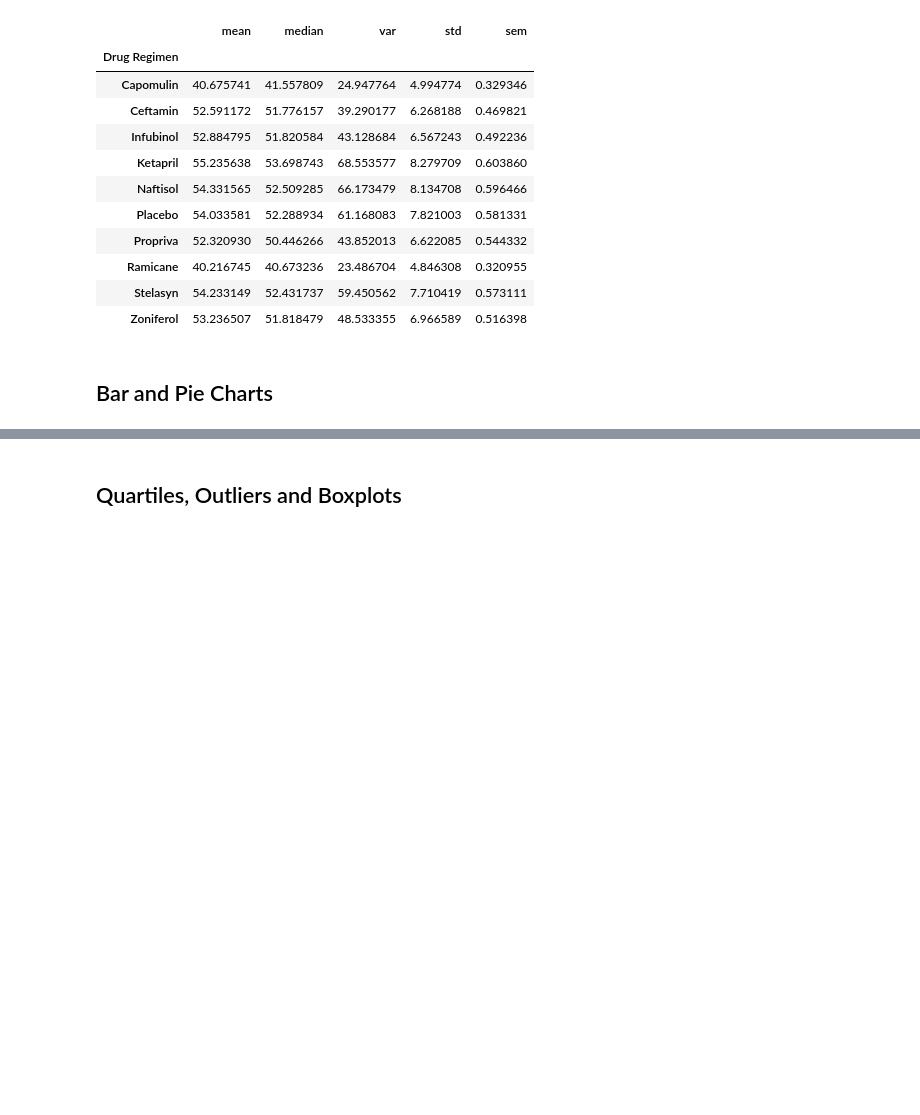
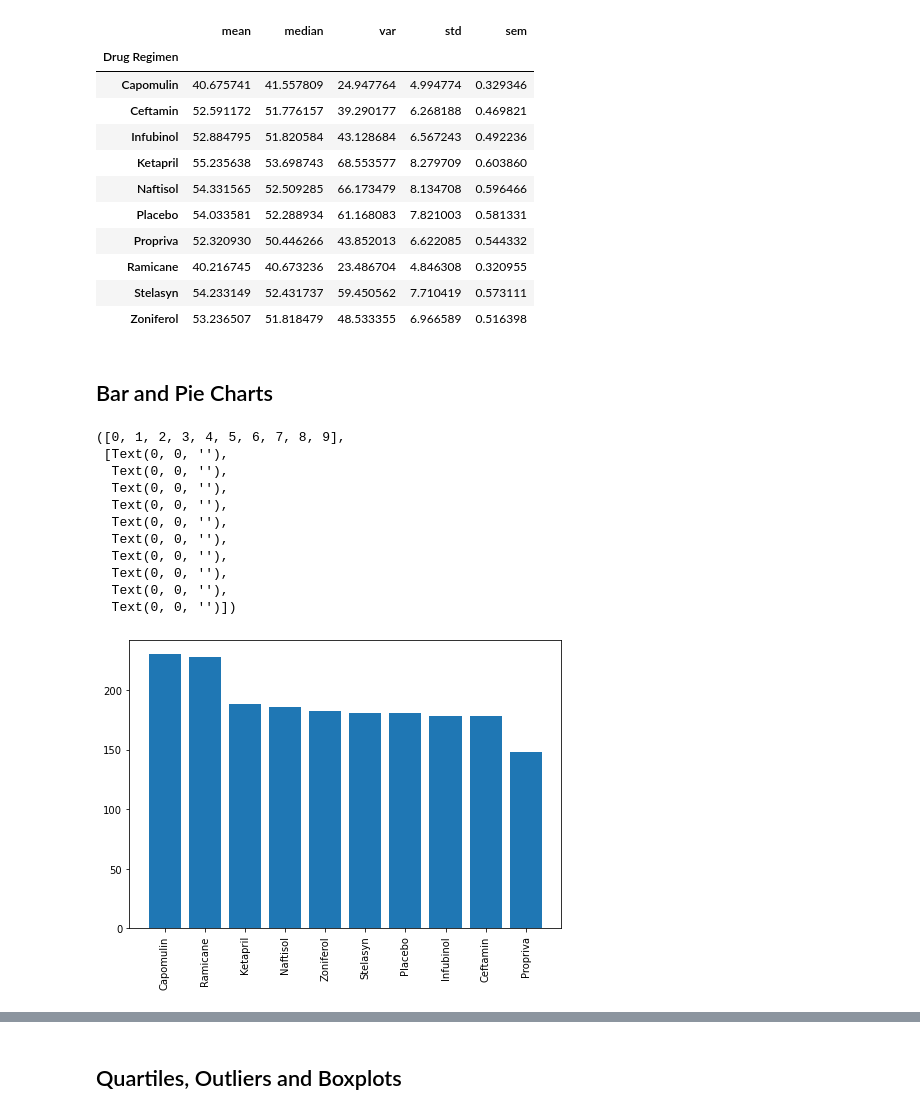
Before and after one commit to nguye453/matplotlib-challenge, a Jupyter notebook: Pymaceuticals/pymaceuticals_starter.ipynb, the cells around one changed output, grey strips where cells are left out. Saved outputs shown, nothing was run; the diff lists cells and outputs as text; code cells hidden in the pictures; blank space fills up the shorter version.

```diff
--- a/Pymaceuticals/pymaceuticals_starter.ipynb
+++ b/Pymaceuticals/pymaceuticals_starter.ipynb
@@ -108,4 +123,24 @@ Tumor Volume (mm3) Statistics by Drug Regimen
 | Zoniferol | 53.236507 | 51.818479 | 48.533355 | 6.966589 | 0.516398 |
 # %% [markdown]
 ## Bar and Pie Charts
+# %%
+# Generate a bar plot showing the total number of measurements taken on each drug regimen using pandas.
+measurement_count = cleaned_mouse_data_df['Drug Regimen'].value_counts()
+fig = plt.figure()
+ax = fig.add_axes([0,0,1,1])
+ax.bar(measurement_count.index,measurement_count.values)
+plt.xticks(rotation=90)
+# %% [output]
+([0, 1, 2, 3, 4, 5, 6, 7, 8, 9],
+ [Text(0, 0, ''),
+  Text(0, 0, ''),
+  Text(0, 0, ''),
+  Text(0, 0, ''),
+  Text(0, 0, ''),
+  Text(0, 0, ''),
+  Text(0, 0, ''),
+  Text(0, 0, ''),
+  Text(0, 0, ''),
+  Text(0, 0, '')])
+[figure, added]
 # %%
```
Also changed, not shown: parts of 12 cells of this notebook.
